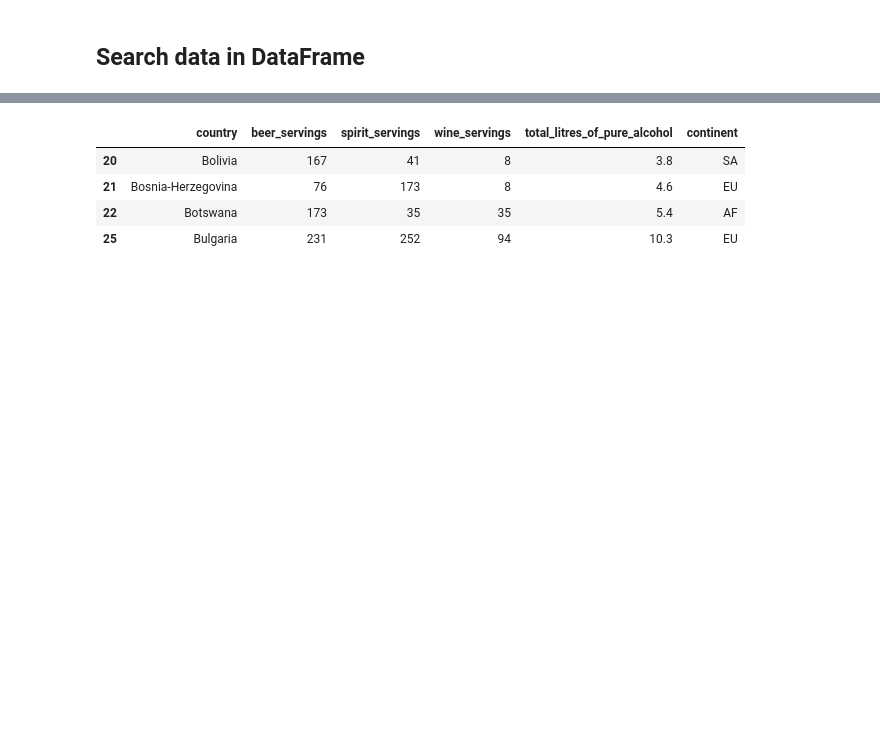
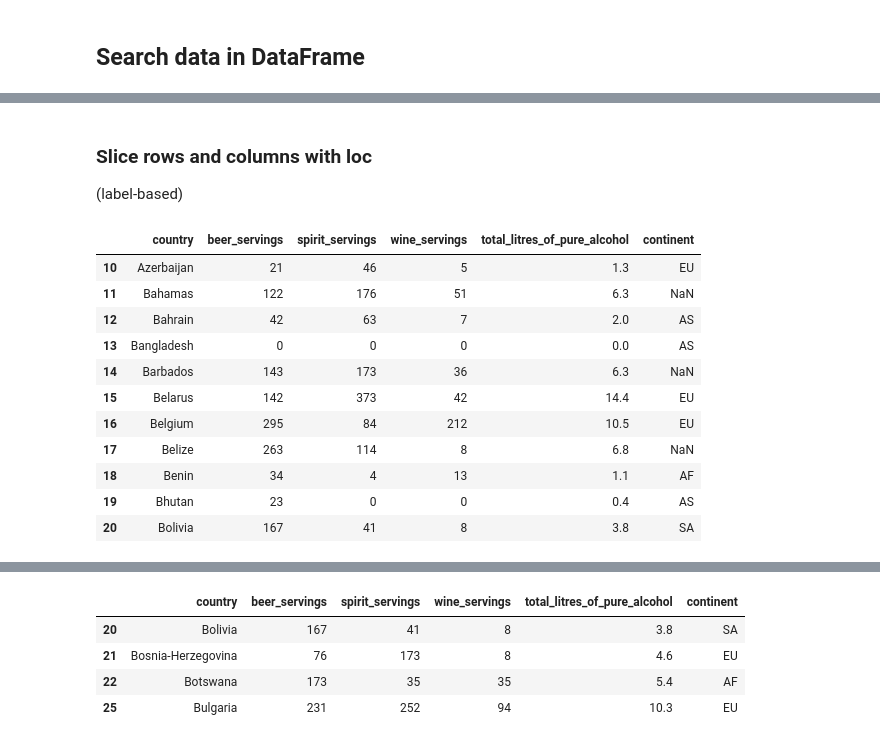
Before and after one commit to ProgressBG-Python-Course/JupyterNotebooksExamples, a Jupyter notebook: Notebooks/numpy_and_pandas/np_and_pandas_with_examples.ipynb, the cells around one changed output, grey strips where cells are left out. Cells and saved outputs as stored; diff of their text form; code cells hidden in the pictures; blank space fills up the shorter version.

```diff
--- a/Notebooks/numpy_and_pandas/np_and_pandas_with_examples.ipynb
+++ b/Notebooks/numpy_and_pandas/np_and_pandas_with_examples.ipynb
@@ -117,0 +173,20 @@ dtype: int64
+# %% [markdown]
+### Slice rows and columns with loc
+
+(label-based)
+# %%
+# get rows from 10 to 20(inclusive), and all columns
+drinks.loc[10:20,:]
+# %% [output]
+|  | country | beer_servings | spirit_servings | wine_servings | total_litres_of_pure_alcohol | continent |
+| 10 | Azerbaijan | 21 | 46 | 5 | 1.3 | EU |
+| 11 | Bahamas | 122 | 176 | 51 | 6.3 | NaN |
+| 12 | Bahrain | 42 | 63 | 7 | 2.0 | AS |
+| 13 | Bangladesh | 0 | 0 | 0 | 0.0 | AS |
+| 14 | Barbados | 143 | 173 | 36 | 6.3 | NaN |
+| 15 | Belarus | 142 | 373 | 42 | 14.4 | EU |
+| 16 | Belgium | 295 | 84 | 212 | 10.5 | EU |
+| 17 | Belize | 263 | 114 | 8 | 6.8 | NaN |
+| 18 | Benin | 34 | 4 | 13 | 1.1 | AF |
+| 19 | Bhutan | 23 | 0 | 0 | 0.4 | AS |
+| 20 | Bolivia | 167 | 41 | 8 | 3.8 | SA |
```
Also changed, not shown: parts of 17 cells of this notebook.
